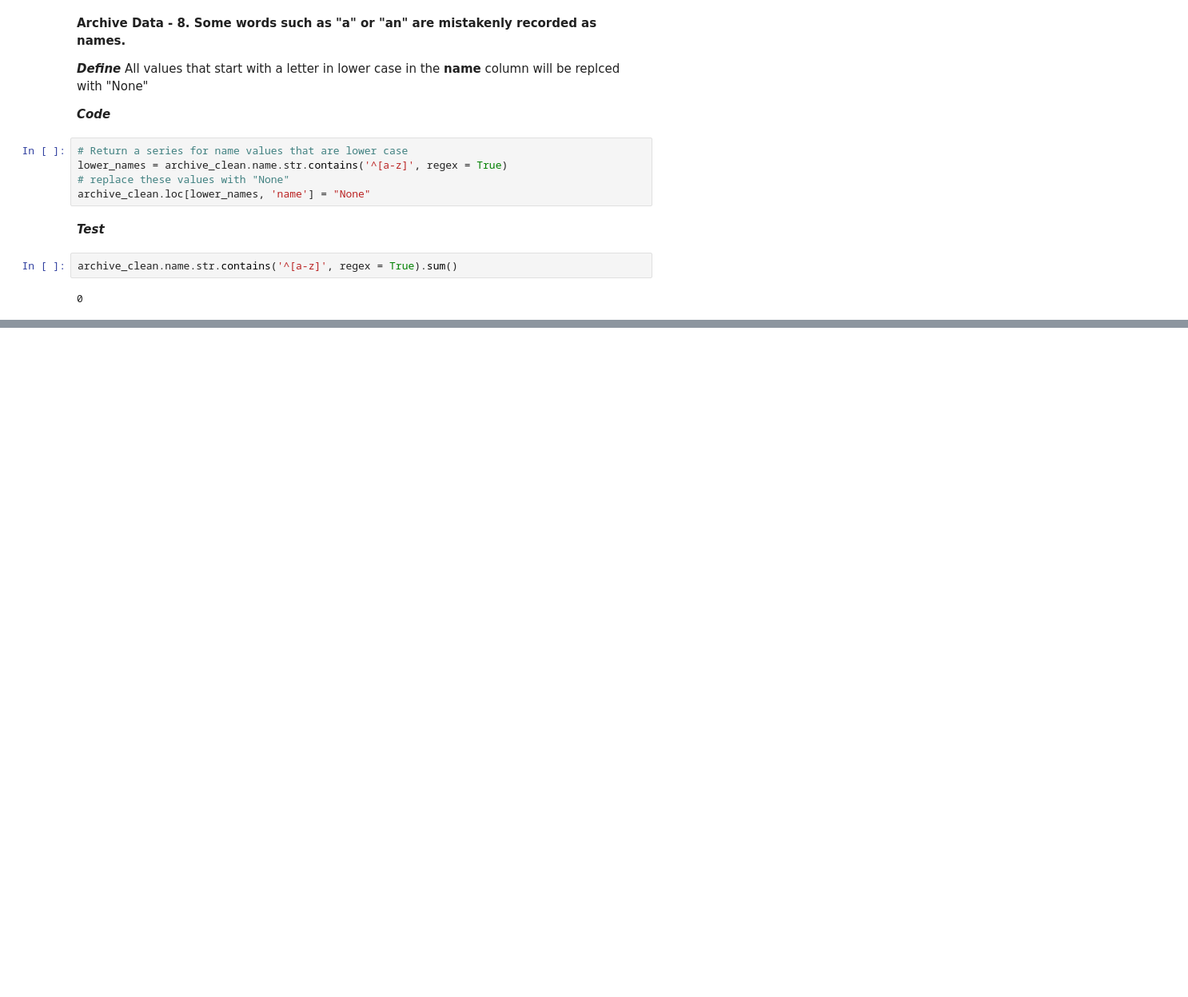
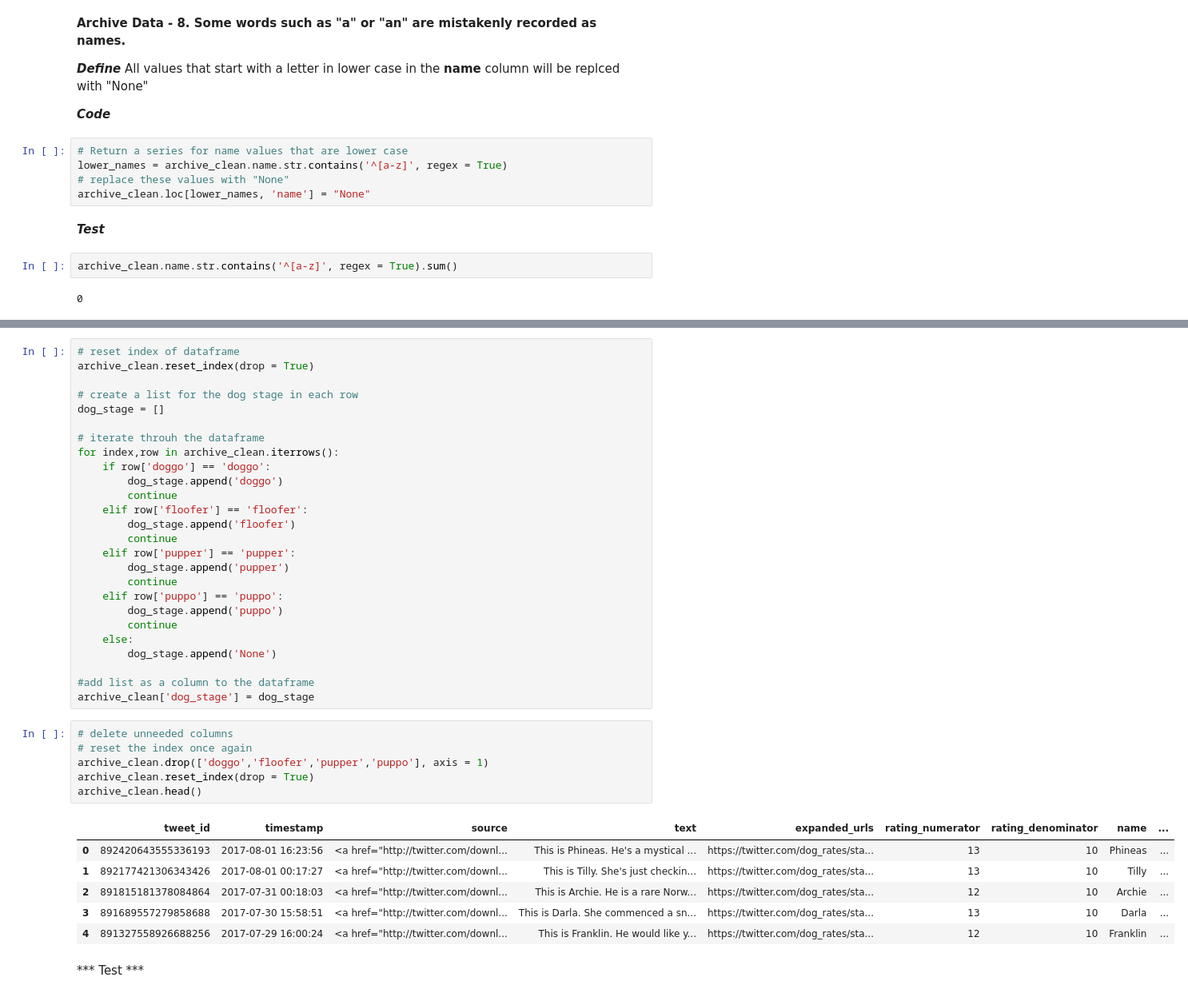
Before and after one commit to Nikhil-K99/WeRateDogs-Twitter-Data-Wrangling, a Jupyter notebook: wrangle_act.ipynb, the cells around one changed output, grey strips where cells are left out. Shown at 80% size. Saved outputs shown, nothing was run; the diff lists cells and outputs as text; blank space fills up the shorter version.

Commit message:
Fix archive data tidiness issues

```diff
--- a/wrangle_act.ipynb
+++ b/wrangle_act.ipynb
@@ -740,0 +792,41 @@ archive_clean.name.str.contains('^[a-z]', regex = True).sum()
+# %%
+# reset index of dataframe
+archive_clean.reset_index(drop = True)
+
+# create a list for the dog stage in each row
+dog_stage = []
+
+# iterate throuh the dataframe
+for index,row in archive_clean.iterrows():
+    if row['doggo'] == 'doggo':
+        dog_stage.append('doggo')
+        continue
+    elif row['floofer'] == 'floofer':
+        dog_stage.append('floofer')
+        continue
+    elif row['pupper'] == 'pupper':
+        dog_stage.append('pupper')
+        continue
+    elif row['puppo'] == 'puppo':
+        dog_stage.append('puppo')
+        continue
+    else:
+        dog_stage.append('None')
+
+#add list as a column to the dataframe
+archive_clean['dog_stage'] = dog_stage
+# %%
+# delete unneeded columns
+# reset the index once again
+archive_clean.drop(['doggo','floofer','pupper','puppo'], axis = 1)
+archive_clean.reset_index(drop = True)
+archive_clean.head()
+# %% [output]
+|  | tweet_id | timestamp | source | text | expanded_urls | rating_numerator | rating_denominator | name | ... |
+| 0 | 892420643555336193 | 2017-08-01 16:23:56 | <a href="http://twitter.com/downl... | This is Phineas. He's a mystical ... | https://twitter.com/dog_rates/sta... | 13 | 10 | Phineas | ... |
+| 1 | 892177421306343426 | 2017-08-01 00:17:27 | <a href="http://twitter.com/downl... | This is Tilly. She's just checkin... | https://twitter.com/dog_rates/sta... | 13 | 10 | Tilly | ... |
+| 2 | 891815181378084864 | 2017-07-31 00:18:03 | <a href="http://twitter.com/downl... | This is Archie. He is a rare Norw... | https://twitter.com/dog_rates/sta... | 12 | 10 | Archie | ... |
+| 3 | 891689557279858688 | 2017-07-30 15:58:51 | <a href="http://twitter.com/downl... | This is Darla. She commenced a sn... | https://twitter.com/dog_rates/sta... | 13 | 10 | Darla | ... |
+| 4 | 891327558926688256 | 2017-07-29 16:00:24 | <a href="http://twitter.com/downl... | This is Franklin. He would like y... | https://twitter.com/dog_rates/sta... | 12 | 10 | Franklin | ... |
+# %% [markdown]
+*** Test ***
```
Also changed, not shown: parts of 8 cells of this notebook.
